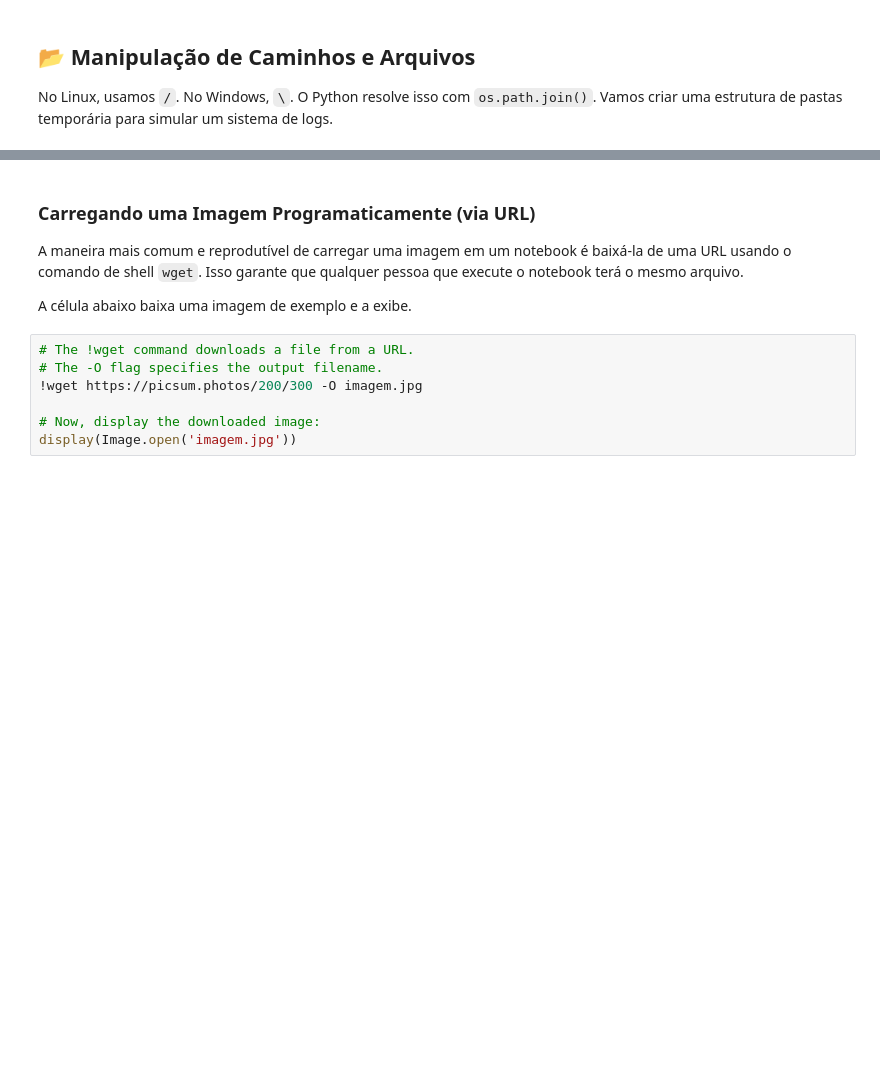
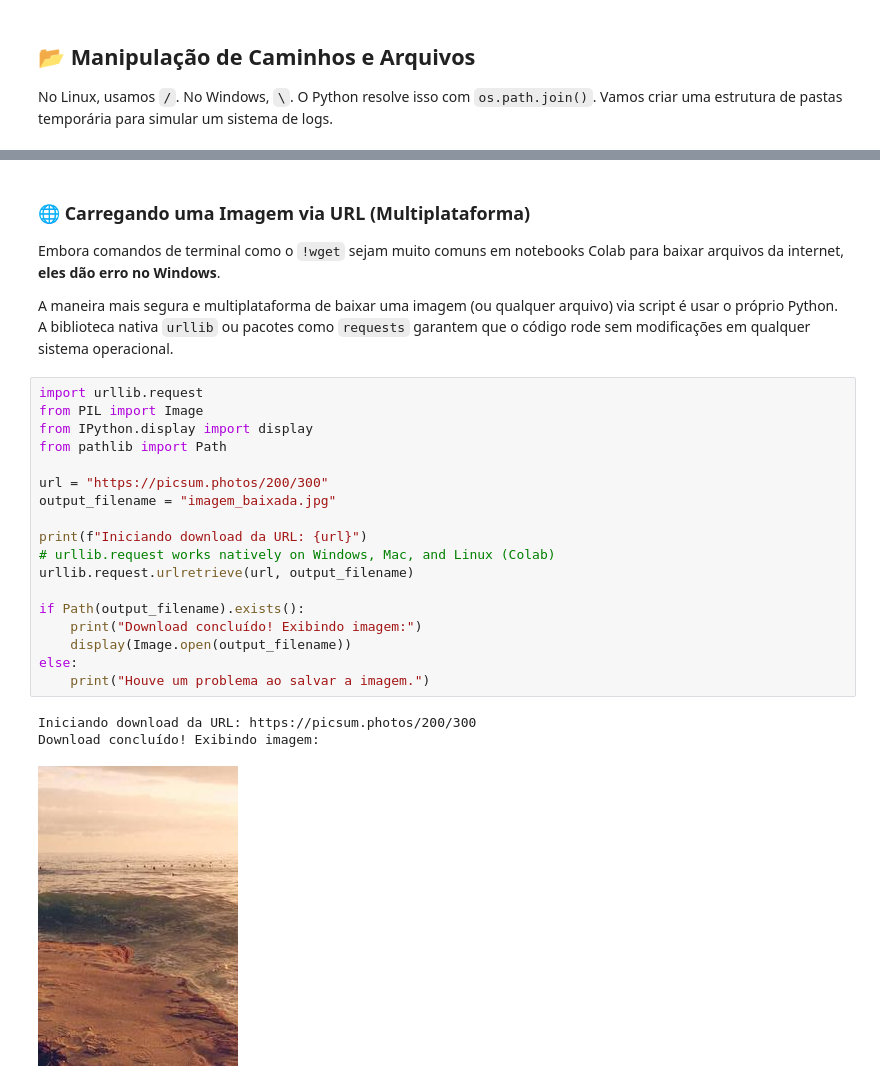
Before and after one commit to joao-petreche/Google-Automation-Labs, a Jupyter notebook: demo.ipynb, the cells around one changed output, grey strips where cells are left out. Saved outputs shown, nothing was run; the diff lists cells and outputs as text; blank space fills up the shorter version.

```diff
--- a/demo.ipynb
+++ b/demo.ipynb
@@ -173,14 +307,29 @@ else:
 # %% [markdown]
-### Carregando uma Imagem Programaticamente (via URL)
+### 🌐 Carregando uma Imagem via URL (Multiplataforma)
 
-A maneira mais comum e reprodutível de carregar uma imagem em um notebook é baixá-la de uma URL usando o comando de shell `wget`. Isso garante que qualquer pessoa que execute o notebook terá o mesmo arquivo.
+Embora comandos de terminal como o `!wget` sejam muito comuns em notebooks Colab para baixar arquivos da internet, **eles dão erro no Windows**.
 
-A célula abaixo baixa uma imagem de exemplo e a exibe.
+A maneira mais segura e multiplataforma de baixar uma imagem (ou qualquer arquivo) via script é usar o próprio Python. A biblioteca nativa `urllib` ou pacotes como `requests` garantem que o código rode sem modificações em qualquer sistema operacional.
 # %%
-# The !wget command downloads a file from a URL.
-# The -O flag specifies the output filename.
-!wget https://picsum.photos/200/300 -O imagem.jpg
+import urllib.request
+from PIL import Image
+from IPython.display import display
+from pathlib import Path
 
-# Now, display the downloaded image:
-display(Image.open('imagem.jpg'))
+url = "https://picsum.photos/200/300"
+output_filename = "imagem_baixada.jpg"
+
+print(f"Iniciando download da URL: {url}")
+# urllib.request works natively on Windows, Mac, and Linux (Colab)
+urllib.request.urlretrieve(url, output_filename)
+
+if Path(output_filename).exists():
+    print("Download concluído! Exibindo imagem:")
+    display(Image.open(output_filename))
+else:
+    print("Houve um problema ao salvar a imagem.")
+# %% [output]
+Iniciando download da URL: https://picsum.photos/200/300
+Download concluído! Exibindo imagem:
+[figure, added]
 # %% [markdown]
```
Also changed, not shown: parts of 23 cells of this notebook, 2 other files.
